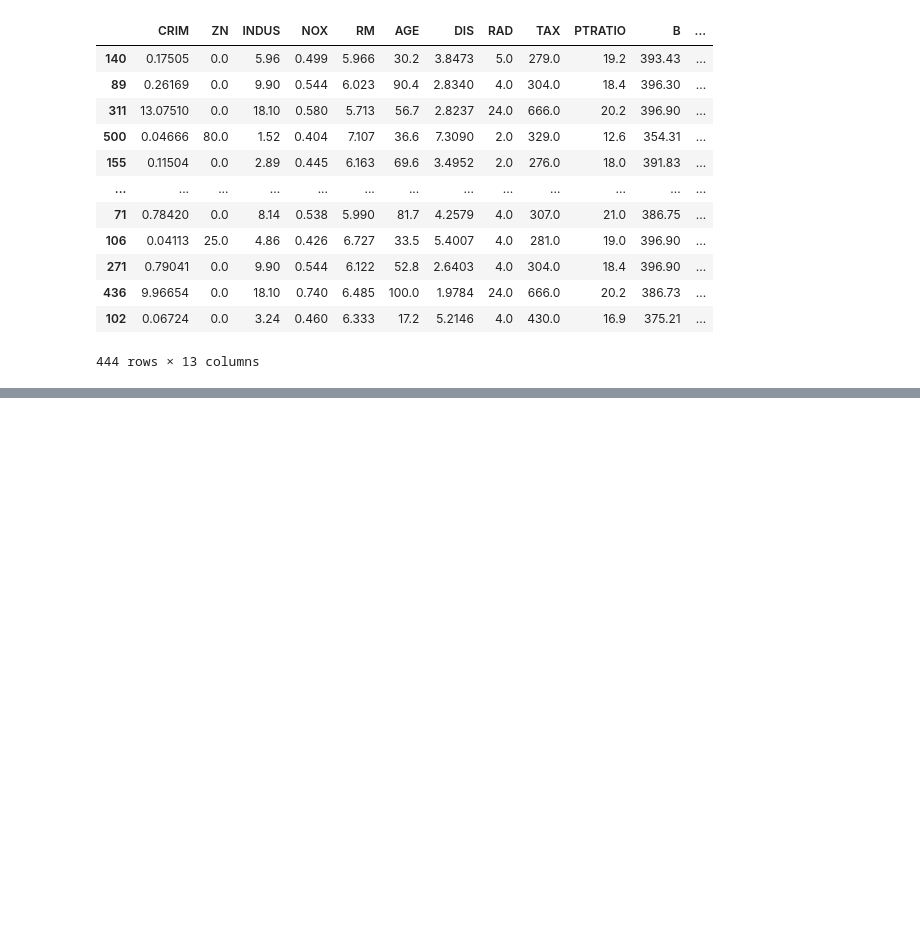
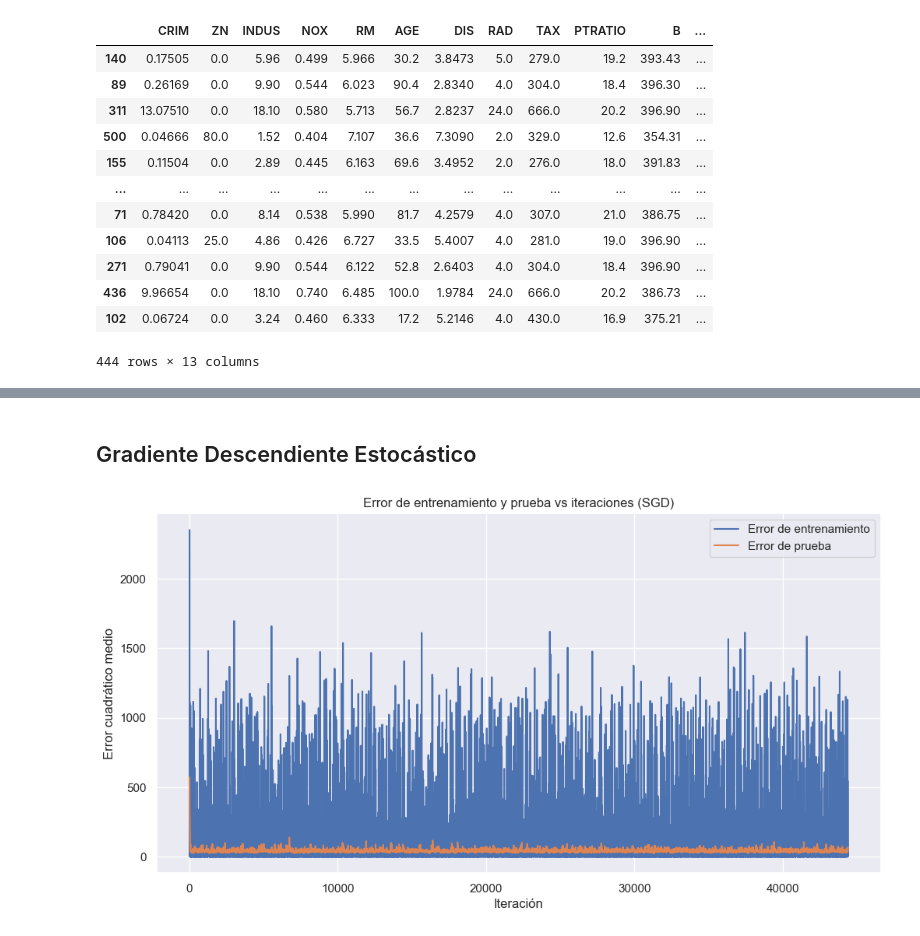
Before and after one commit to franciscoryb1/AA1-TUIA-RodriguezYBarros-Menescaldi-Britos, a Jupyter notebook: TP.ipynb, the cells around one changed output, grey strips where cells are left out. Drawn from its saved outputs; the diff is of its cells as text; code cells hidden in the pictures; blank space fills up the shorter version.

```diff
--- a/TP.ipynb
+++ b/TP.ipynb
@@ -838,0 +1060,2 @@ r2_train = round(r2_score(y_train, y_pred_train),3)
+# %% [markdown]
+## Gradiente Descendiente Estocástico
@@ -838,0 +1113,4 @@ r2_train = round(r2_score(y_train, y_pred_train),3)
+# %%
+sgd = stochastic_gradient_descent(X_train_scaled, y_train, X_test_scaled  , y_test, lr=0.01, epochs=100)
+# %% [output]
+[figure, added]
```
Also changed, not shown: parts of 29 cells of this notebook.
